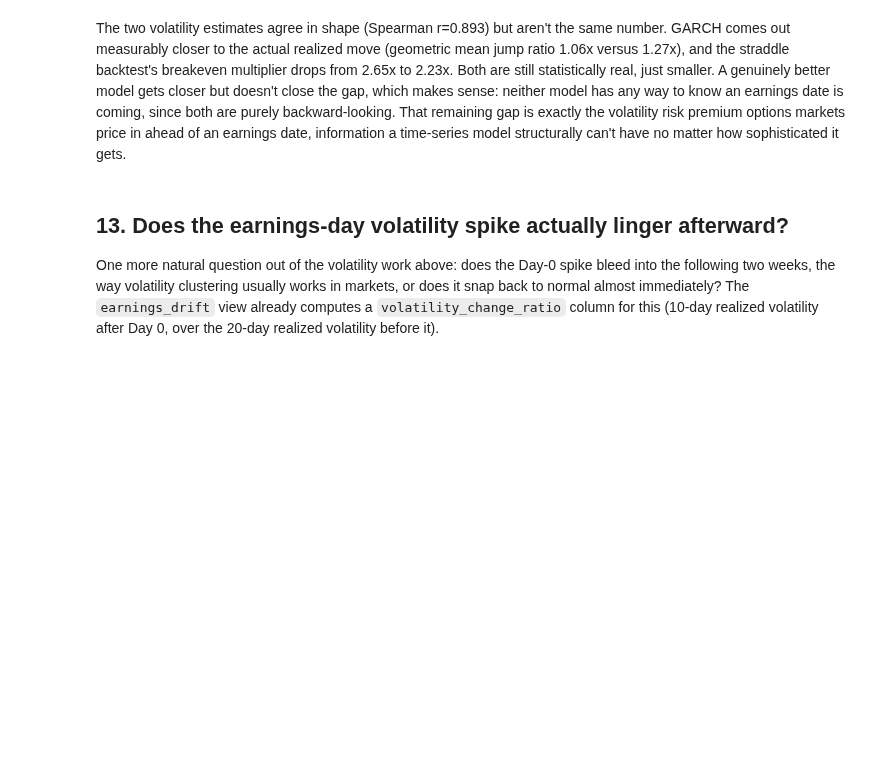
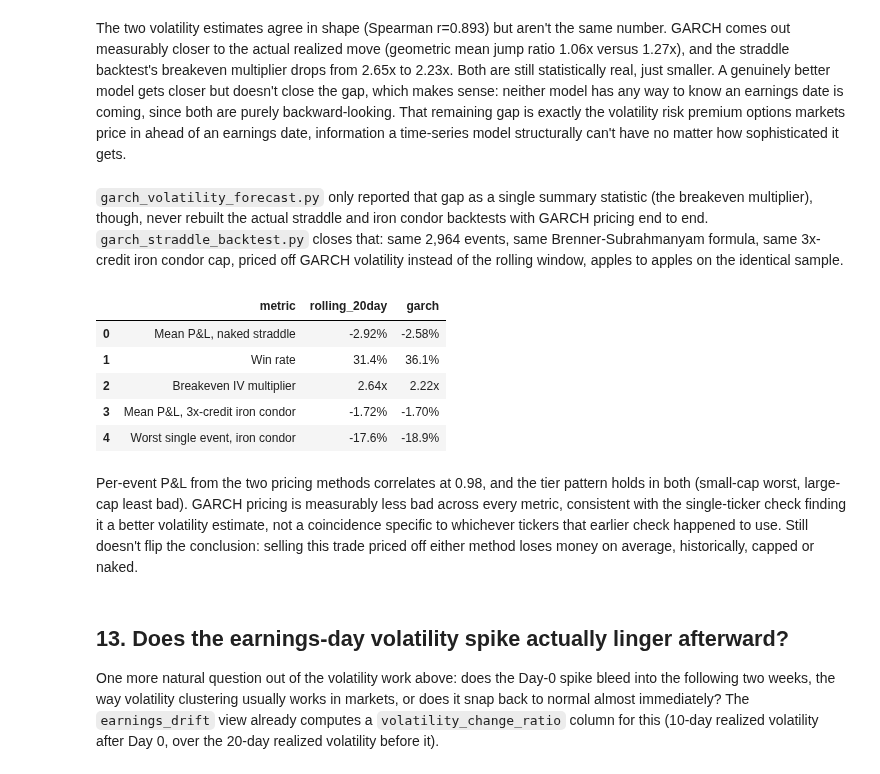
Before and after one commit to Noviath61/pead-project, a Jupyter notebook: analysis.ipynb, the cells around one changed output. Saved outputs shown, nothing was run; the diff lists cells and outputs as text; code cells hidden in the pictures; blank space fills up the shorter version.

```diff
--- a/analysis.ipynb
+++ b/analysis.ipynb
@@ -543,6 +543,34 @@ but doesn't close the gap, which makes sense: neither model has any way to know
 date is coming, since both are purely backward-looking. That remaining gap is exactly the
 volatility risk premium options markets price in ahead of an earnings date, information a
 time-series model structurally can't have no matter how sophisticated it gets.
+# %% [markdown]
+`garch_volatility_forecast.py` only reported that gap as a single summary statistic (the
+breakeven multiplier), though, never rebuilt the actual straddle and iron condor backtests
+with GARCH pricing end to end. `garch_straddle_backtest.py` closes that: same 2,964 events,
+same Brenner-Subrahmanyam formula, same 3x-credit iron condor cap, priced off GARCH
+volatility instead of the rolling window, apples to apples on the identical sample.
+# %%
+garch_backtest_summary = pd.DataFrame({
+    "metric": ["Mean P&L, naked straddle", "Win rate", "Breakeven IV multiplier",
+               "Mean P&L, 3x-credit iron condor", "Worst single event, iron condor"],
+    "rolling_20day": ["-2.92%", "31.4%", "2.64x", "-1.72%", "-17.6%"],
+    "garch": ["-2.58%", "36.1%", "2.22x", "-1.70%", "-18.9%"],
+})
+garch_backtest_summary
+# %% [output]
+|  | metric | rolling_20day | garch |
+| 0 | Mean P&L, naked straddle | -2.92% | -2.58% |
+| 1 | Win rate | 31.4% | 36.1% |
+| 2 | Breakeven IV multiplier | 2.64x | 2.22x |
+| 3 | Mean P&L, 3x-credit iron condor | -1.72% | -1.70% |
+| 4 | Worst single event, iron condor | -17.6% | -18.9% |
+# %% [markdown]
+Per-event P&L from the two pricing methods correlates at 0.98, and the tier pattern holds in
+both (small-cap worst, large-cap least bad). GARCH pricing is measurably less bad across
+every metric, consistent with the single-ticker check finding it a better volatility
+estimate, not a coincidence specific to whichever tickers that earlier check happened to use.
+Still doesn't flip the conclusion: selling this trade priced off either method loses money on
+average, historically, capped or naked.
 # %% [markdown]
 ## 13. Does the earnings-day volatility spike actually linger afterward?
 
```
Also changed, not shown: parts of 1 cell of this notebook, 6 other files.
